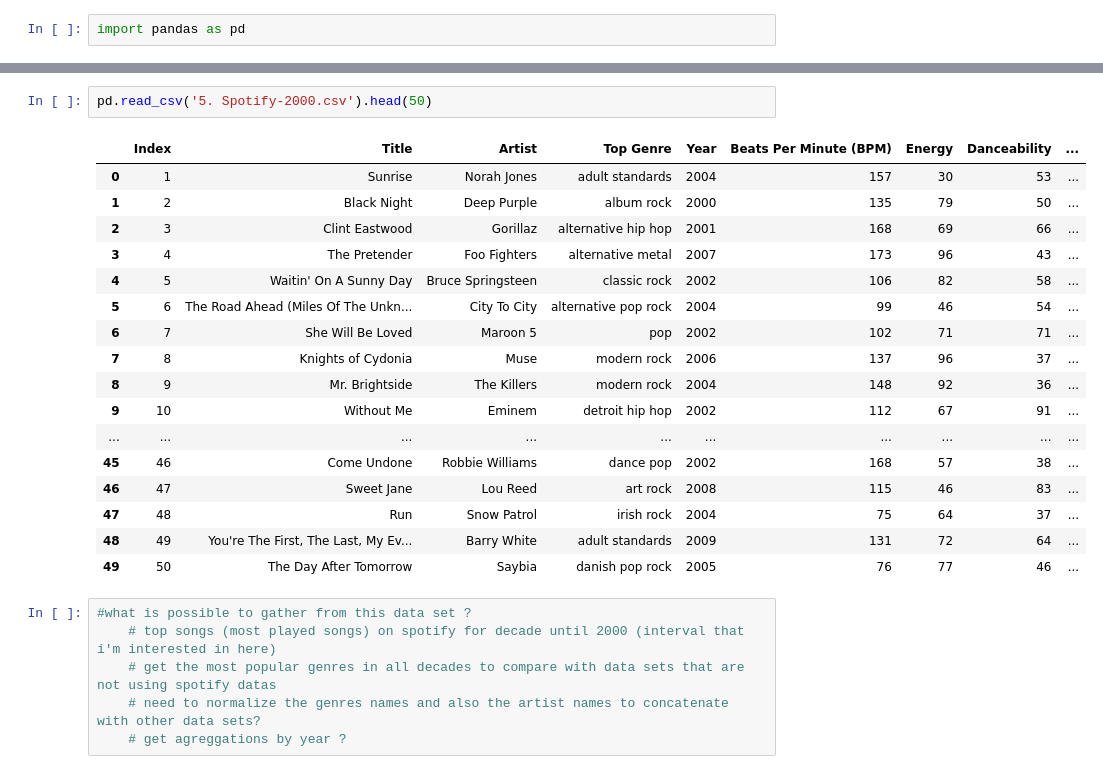
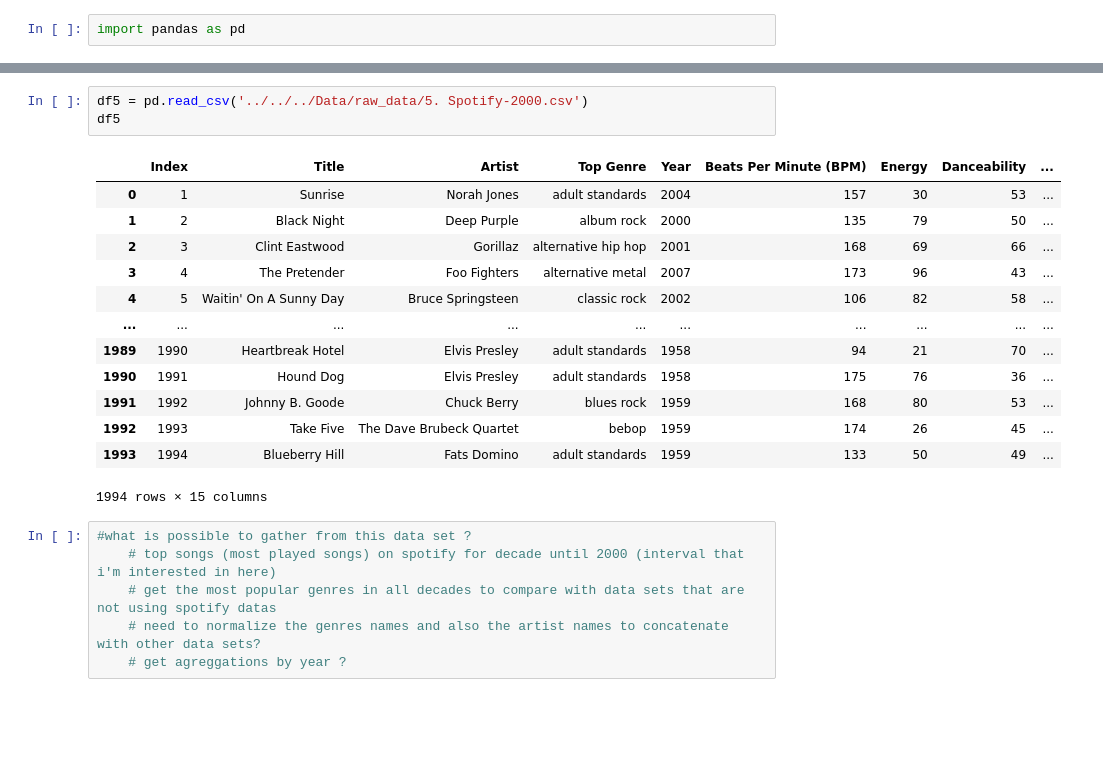
Before and after one commit to pmeirinho19/Mid_bootcamp_project, a Jupyter notebook: Notebooks/Clean Notebook/5. Spotify-2000/Clean 5. Spotify-2000.ipynb, the cells around one changed output, grey strips where cells are left out. Saved outputs shown, nothing was run; the diff lists cells and outputs as text; blank space fills up the shorter version.

Commit message:
last data cleanings and first merge_join of data frames cleaned

```diff
--- a/Notebooks/Clean Notebook/5. Spotify-2000/Clean 5. Spotify-2000.ipynb
+++ b/Notebooks/Clean Notebook/5. Spotify-2000/Clean 5. Spotify-2000.ipynb
@@ -11,23 +3,20 @@ import pandas as pd
 # %%
-pd.read_csv('5. Spotify-2000.csv').head(50)
+df5 = pd.read_csv('../../../Data/raw_data/5. Spotify-2000.csv')
+df5
 # %% [output]
 |  | Index | Title | Artist | Top Genre | Year | Beats Per Minute (BPM) | Energy | Danceability | ... |
 | 0 | 1 | Sunrise | Norah Jones | adult standards | 2004 | 157 | 30 | 53 | ... |
 | 1 | 2 | Black Night | Deep Purple | album rock | 2000 | 135 | 79 | 50 | ... |
 | 2 | 3 | Clint Eastwood | Gorillaz | alternative hip hop | 2001 | 168 | 69 | 66 | ... |
 | 3 | 4 | The Pretender | Foo Fighters | alternative metal | 2007 | 173 | 96 | 43 | ... |
 | 4 | 5 | Waitin' On A Sunny Day | Bruce Springsteen | classic rock | 2002 | 106 | 82 | 58 | ... |
-| 5 | 6 | The Road Ahead (Miles Of The Unkn... | City To City | alternative pop rock | 2004 | 99 | 46 | 54 | ... |
-| 6 | 7 | She Will Be Loved | Maroon 5 | pop | 2002 | 102 | 71 | 71 | ... |
-| 7 | 8 | Knights of Cydonia | Muse | modern rock | 2006 | 137 | 96 | 37 | ... |
-| 8 | 9 | Mr. Brightside | The Killers | modern rock | 2004 | 148 | 92 | 36 | ... |
-| 9 | 10 | Without Me | Eminem | detroit hip hop | 2002 | 112 | 67 | 91 | ... |
 | ... | ... | ... | ... | ... | ... | ... | ... | ... | ... |
-| 45 | 46 | Come Undone | Robbie Williams | dance pop | 2002 | 168 | 57 | 38 | ... |
-| 46 | 47 | Sweet Jane | Lou Reed | art rock | 2008 | 115 | 46 | 83 | ... |
-| 47 | 48 | Run | Snow Patrol | irish rock | 2004 | 75 | 64 | 37 | ... |
-| 48 | 49 | You're The First, The Last, My Ev... | Barry White | adult standards | 2009 | 131 | 72 | 64 | ... |
-| 49 | 50 | The Day After Tomorrow | Saybia | danish pop rock | 2005 | 76 | 77 | 46 | ... |
+| 1989 | 1990 | Heartbreak Hotel | Elvis Presley | adult standards | 1958 | 94 | 21 | 70 | ... |
+| 1990 | 1991 | Hound Dog | Elvis Presley | adult standards | 1958 | 175 | 76 | 36 | ... |
+| 1991 | 1992 | Johnny B. Goode | Chuck Berry | blues rock | 1959 | 168 | 80 | 53 | ... |
+| 1992 | 1993 | Take Five | The Dave Brubeck Quartet | bebop | 1959 | 174 | 26 | 45 | ... |
+| 1993 | 1994 | Blueberry Hill | Fats Domino | adult standards | 1959 | 133 | 50 | 49 | ... |
+1994 rows × 15 columns
 # %%
 #what is possible to gather from this data set ?
     # top songs (most played songs) on spotify for decade until 2000 (interval that i'm interested in here)
```
Also changed, not shown: parts of 16 cells of this notebook, 15 other files.
